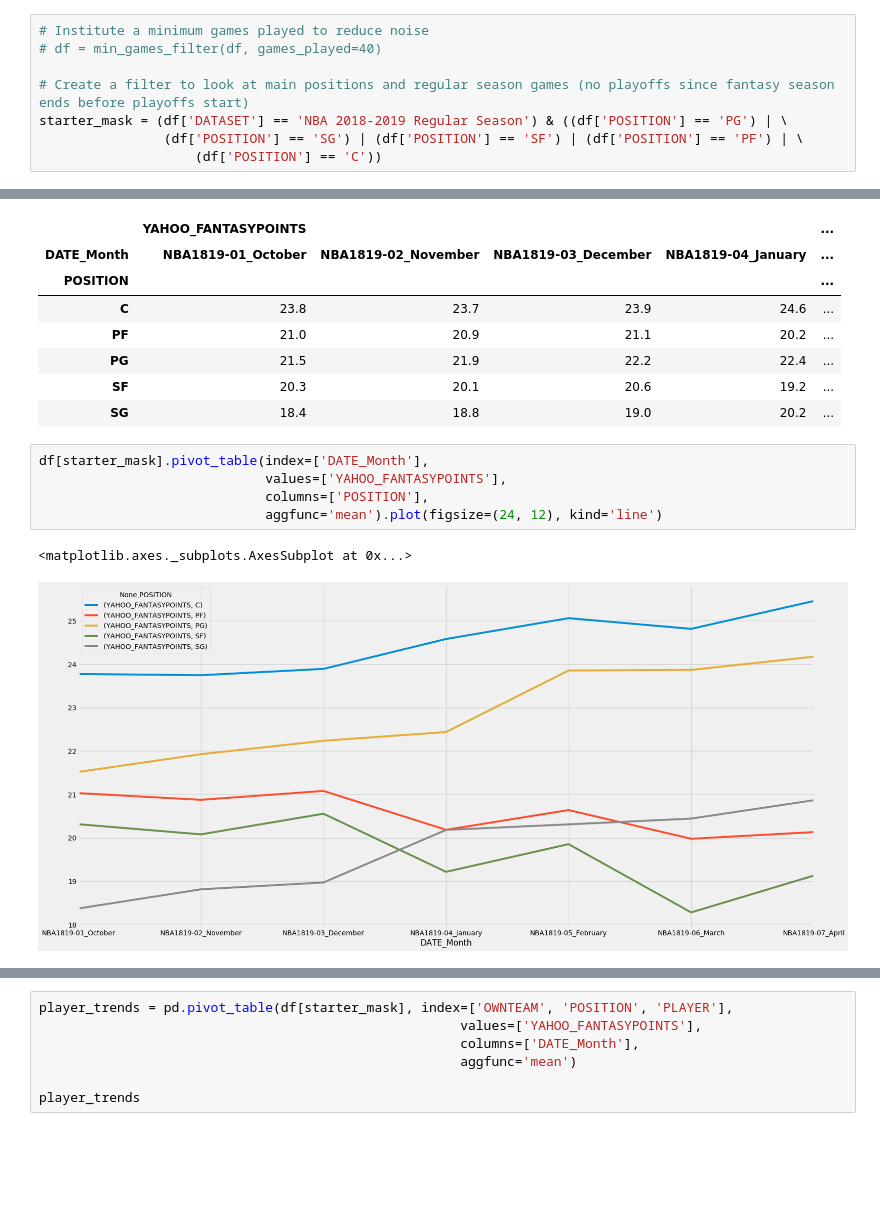
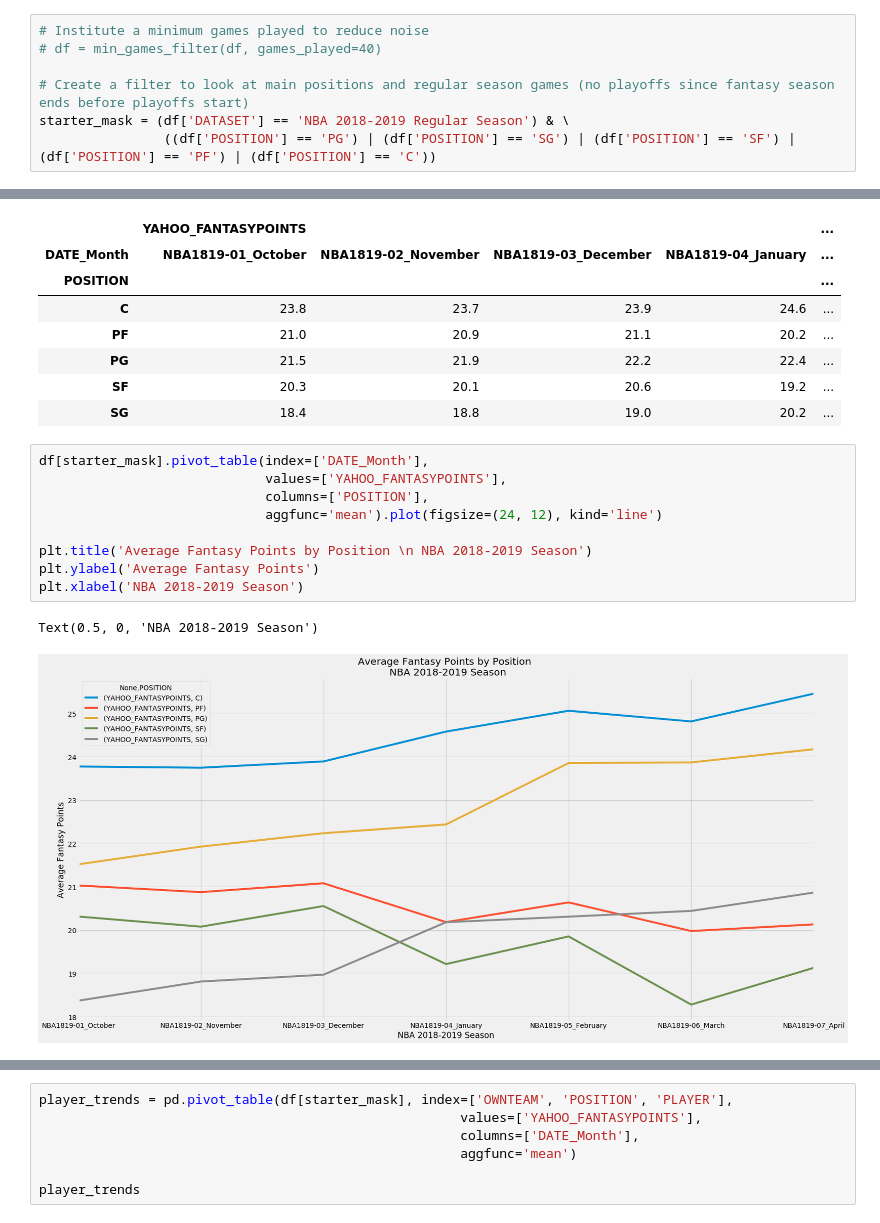
Before and after one commit to acheng1230/Udacity_DataScientist_Nanodegree, a Jupyter notebook: Project_01/ipynb/02_DataAnalysis_PlayerStats-DFS.ipynb, the cells around one changed output, grey strips where cells are left out. Drawn from its saved outputs; the diff is of its cells as text; blank space fills up the shorter version.

```diff
--- a/Project_01/ipynb/02_DataAnalysis_PlayerStats-DFS.ipynb
+++ b/Project_01/ipynb/02_DataAnalysis_PlayerStats-DFS.ipynb
@@ -116,9 +116,8 @@ Name: POSITION, dtype: int64
 # df = min_games_filter(df, games_played=40)
 
 # Create a filter to look at main positions and regular season games (no playoffs since fantasy season ends before playoffs start)
-starter_mask = (df['DATASET'] == 'NBA 2018-2019 Regular Season') & ((df['POSITION'] == 'PG') | \
-                (df['POSITION'] == 'SG') | (df['POSITION'] == 'SF') | (df['POSITION'] == 'PF') | \
-                    (df['POSITION'] == 'C'))
+starter_mask = (df['DATASET'] == 'NBA 2018-2019 Regular Season') & \
+                ((df['POSITION'] == 'PG') | (df['POSITION'] == 'SG') | (df['POSITION'] == 'SF') | (df['POSITION'] == 'PF') | (df['POSITION'] == 'C'))
 # %% [markdown]
 ### Exploratory Data Analysis
 # %%
@@ -139,11 +138,15 @@ pd.pivot_table(df[starter_mask], index=['POSITION'],
 # %%
 df[starter_mask].pivot_table(index=['DATE_Month'],
                              values=['YAHOO_FANTASYPOINTS'],
                              columns=['POSITION'],
                              aggfunc='mean').plot(figsize=(24, 12), kind='line')
+
+plt.title('Average Fantasy Points by Position \n NBA 2018-2019 Season')
+plt.ylabel('Average Fantasy Points')
+plt.xlabel('NBA 2018-2019 Season')
 # %% [output]
-<matplotlib.axes._subplots.AxesSubplot at 0x...>
+Text(0.5, 0, 'NBA 2018-2019 Season')
-[figure, old version]
+[figure, new version]
 # %%
 avg_position_value = pd.pivot_table(df[starter_mask], index=['POSITION'],
                                                       values=['YAHOO_FANTASYPOINTS'],
```
Also changed, not shown: parts of 12 cells of this notebook, 1 other file.
